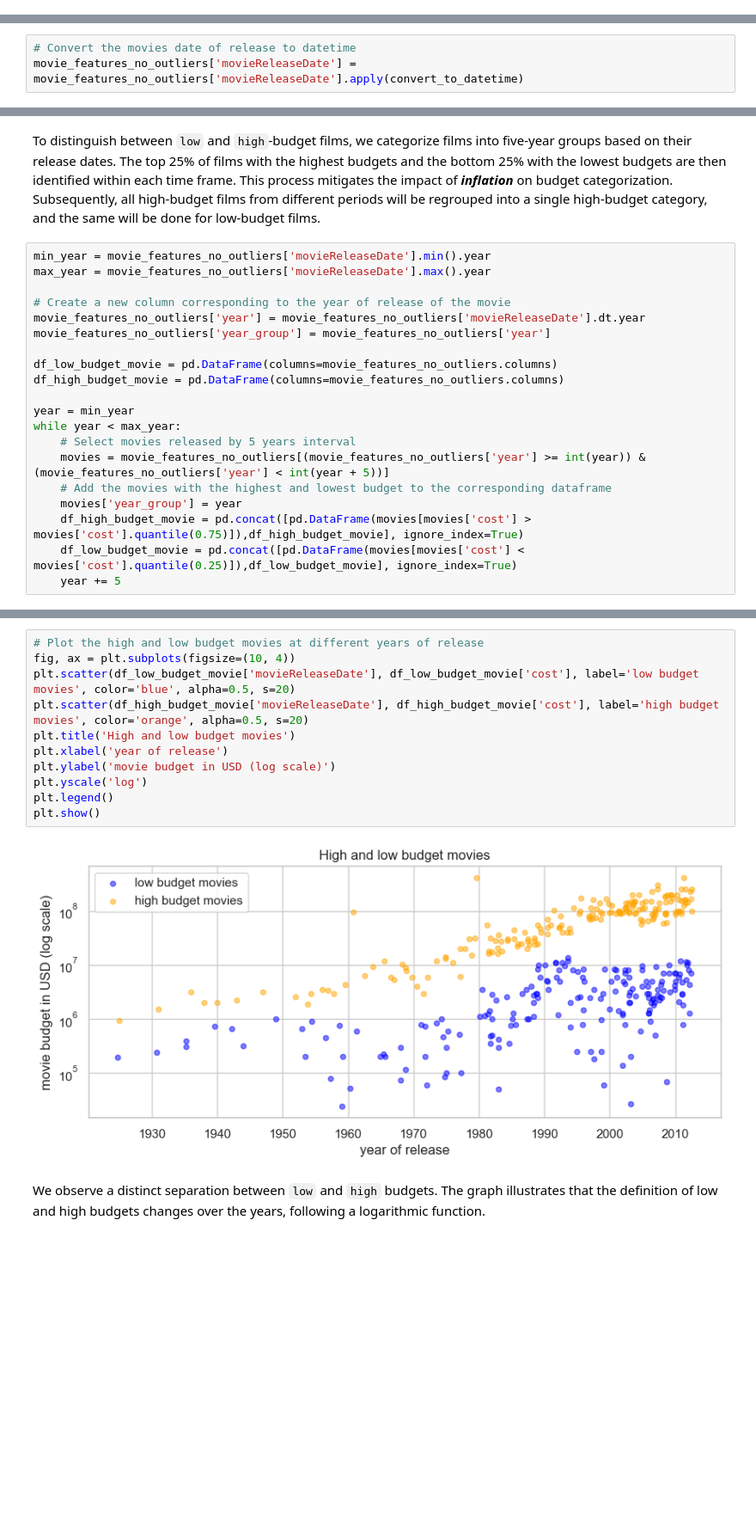
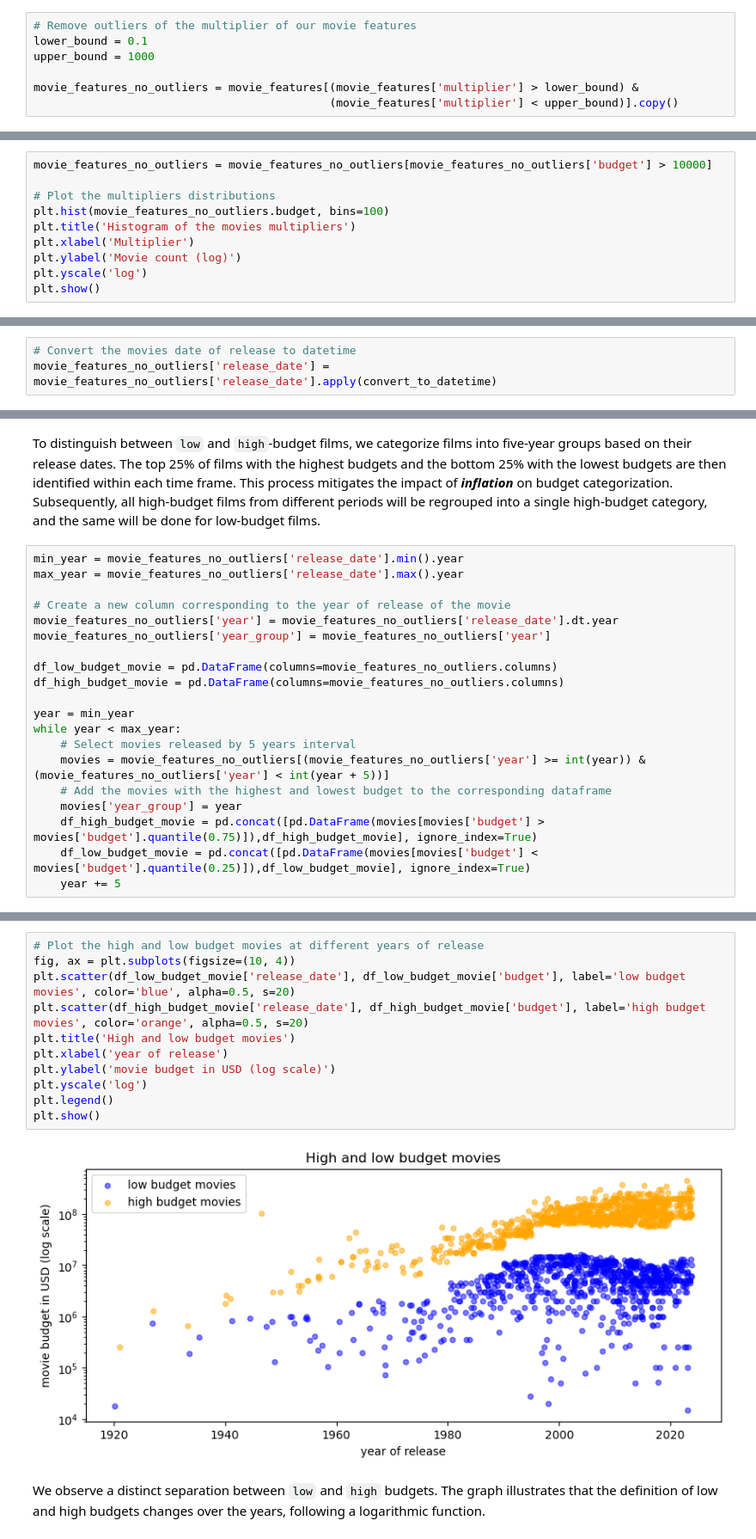
Before and after one commit to epfl-ada/ada-2023-project-thesuricates, a Jupyter notebook: milestone3.ipynb, the cells around one changed output, grey strips where cells are left out. Shown at 86% size. Drawn from its saved outputs; the diff is of its cells as text; blank space fills up the shorter version.

```diff
--- a/milestone3.ipynb
+++ b/milestone3.ipynb
@@ -190,0 +173,7 @@ movie_features_no_outliers = movie_features[(movie_features['multiplier'] != out
+# %%
+# Remove outliers of the multiplier of our movie features
+lower_bound = 0.1
+upper_bound = 1000
+
+movie_features_no_outliers = movie_features[(movie_features['multiplier'] > lower_bound) &
+                                            (movie_features['multiplier'] < upper_bound)].copy()
@@ -190,0 +192,10 @@ movie_features_no_outliers = movie_features[(movie_features['multiplier'] != out
+# %%
+movie_features_no_outliers = movie_features_no_outliers[movie_features_no_outliers['budget'] > 10000]
+
+# Plot the multipliers distributions
+plt.hist(movie_features_no_outliers.budget, bins=100)
+plt.title('Histogram of the movies multipliers')
+plt.xlabel('Multiplier')
+plt.ylabel('Movie count (log)')
+plt.yscale('log')
+plt.show()
@@ -197,6 +210,6 @@ We can see that from the 810 movies from the merged dataset with Wikidata, we ke
 # %%
 # Convert the movies date of release to datetime
-movie_features_no_outliers['movieReleaseDate'] = movie_features_no_outliers['movieReleaseDate'].apply(convert_to_datetime)
+movie_features_no_outliers['release_date'] = movie_features_no_outliers['release_date'].apply(convert_to_datetime)
 # %%
 # Plot the movie budget at different years of release
 fig, ax = plt.subplots(figsize=(10, 4))
@@ -221,11 +234,11 @@ The scatterplot gave us a first insight about the data distribution over the yea
 # %% [markdown]
 To distinguish between `low` and `high`-budget films, we categorize films into five-year groups based on their release dates. The top 25% of films with the highest budgets and the bottom 25% with the lowest budgets are then identified within each time frame. This process mitigates the impact of ***inflation*** on budget categorization. Subsequently, all high-budget films from different periods will be regrouped into a single high-budget category, and the same will be done for low-budget films.
 # %%
-min_year = movie_features_no_outliers['movieReleaseDate'].min().year
-max_year = movie_features_no_outliers['movieReleaseDate'].max().year
+min_year = movie_features_no_outliers['release_date'].min().year
+max_year = movie_features_no_outliers['release_date'].max().year
 
 # Create a new column corresponding to the year of release of the movie
-movie_features_no_outliers['year'] = movie_features_no_outliers['movieReleaseDate'].dt.year
+movie_features_no_outliers['year'] = movie_features_no_outliers['release_date'].dt.year
 movie_features_no_outliers['year_group'] = movie_features_no_outliers['year']
 
 df_low_budget_movie = pd.DataFrame(columns=movie_features_no_outliers.columns)
@@ -237,6 +250,6 @@ while year < max_year:
     movies = movie_features_no_outliers[(movie_features_no_outliers['year'] >= int(year)) & (movie_features_no_outliers['year'] < int(year + 5))]
     # Add the movies with the highest and lowest budget to the corresponding dataframe
     movies['year_group'] = year
-    df_high_budget_movie = pd.concat([pd.DataFrame(movies[movies['cost'] > movies['cost'].quantile(0.75)]),df_high_budget_movie], ignore_index=True)
-    df_low_budget_movie = pd.concat([pd.DataFrame(movies[movies['cost'] < movies['cost'].quantile(0.25)]),df_low_budget_movie], ignore_index=True)
+    df_high_budget_movie = pd.concat([pd.DataFrame(movies[movies['budget'] > movies['budget'].quantile(0.75)]),df_high_budget_movie], ignore_index=True)
+    df_low_budget_movie = pd.concat([pd.DataFrame(movies[movies['budget'] < movies['budget'].quantile(0.25)]),df_low_budget_movie], ignore_index=True)
     year += 5
@@ -243,16 +274,16 @@ while year < max_year:
 # %%
 # Plot the high and low budget movies at different years of release
 fig, ax = plt.subplots(figsize=(10, 4))
-plt.scatter(df_low_budget_movie['movieReleaseDate'], df_low_budget_movie['cost'], label='low budget movies', color='blue', alpha=0.5, s=20)
-plt.scatter(df_high_budget_movie['movieReleaseDate'], df_high_budget_movie['cost'], label='high budget movies', color='orange', alpha=0.5, s=20)
+plt.scatter(df_low_budget_movie['release_date'], df_low_budget_movie['budget'], label='low budget movies', color='blue', alpha=0.5, s=20)
+plt.scatter(df_high_budget_movie['release_date'], df_high_budget_movie['budget'], label='high budget movies', color='orange', alpha=0.5, s=20)
 plt.title('High and low budget movies')
 plt.xlabel('year of release')
 plt.ylabel('movie budget in USD (log scale)')
 plt.yscale('log')
 plt.legend()
 plt.show()
 # %% [output]
-[figure, old version]
+[figure, new version]
 # %% [markdown]
 We observe a distinct separation between `low` and `high` budgets. The graph illustrates that the definition of low and high budgets changes over the years, following a logarithmic function.
 # %%
```
Also changed, not shown: parts of 34 cells of this notebook.
